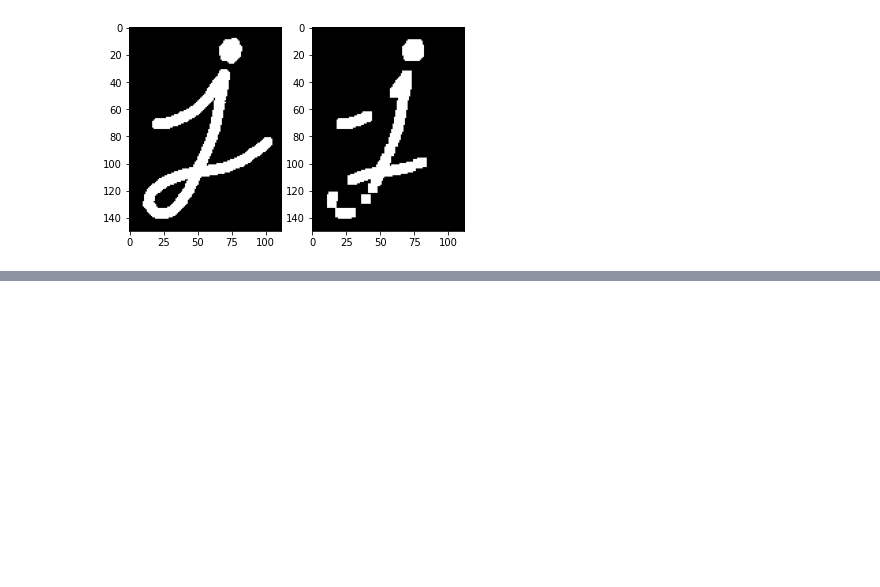
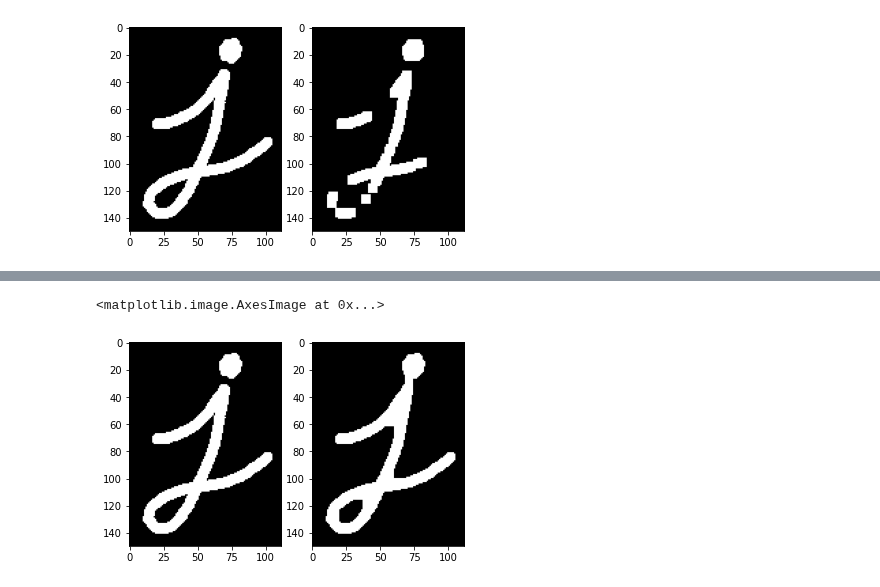
Before and after one commit to ab-rohman/Computer_Vision, a Jupyter notebook: Week9.ipynb, the cells around one changed output, grey strips where cells are left out. Drawn from its saved outputs; the diff is of its cells as text; code cells hidden in the pictures; blank space fills up the shorter version.

```diff
--- a/Week9.ipynb
+++ b/Week9.ipynb
@@ -61,0 +92,9 @@ frame[1].imshow(morph_opening)
+# %%
+#Step 8
+morph_closing = cv2.morphologyEx(img, cv2.MORPH_CLOSE, kernel2)
+fig, frame = plt.subplots(1,2)
+frame[0].imshow(img)
+frame[1].imshow(morph_closing)
+# %% [output]
+<matplotlib.image.AxesImage at 0x...>
+[figure, added]
```
Also changed, not shown: parts of 2 cells of this notebook.
